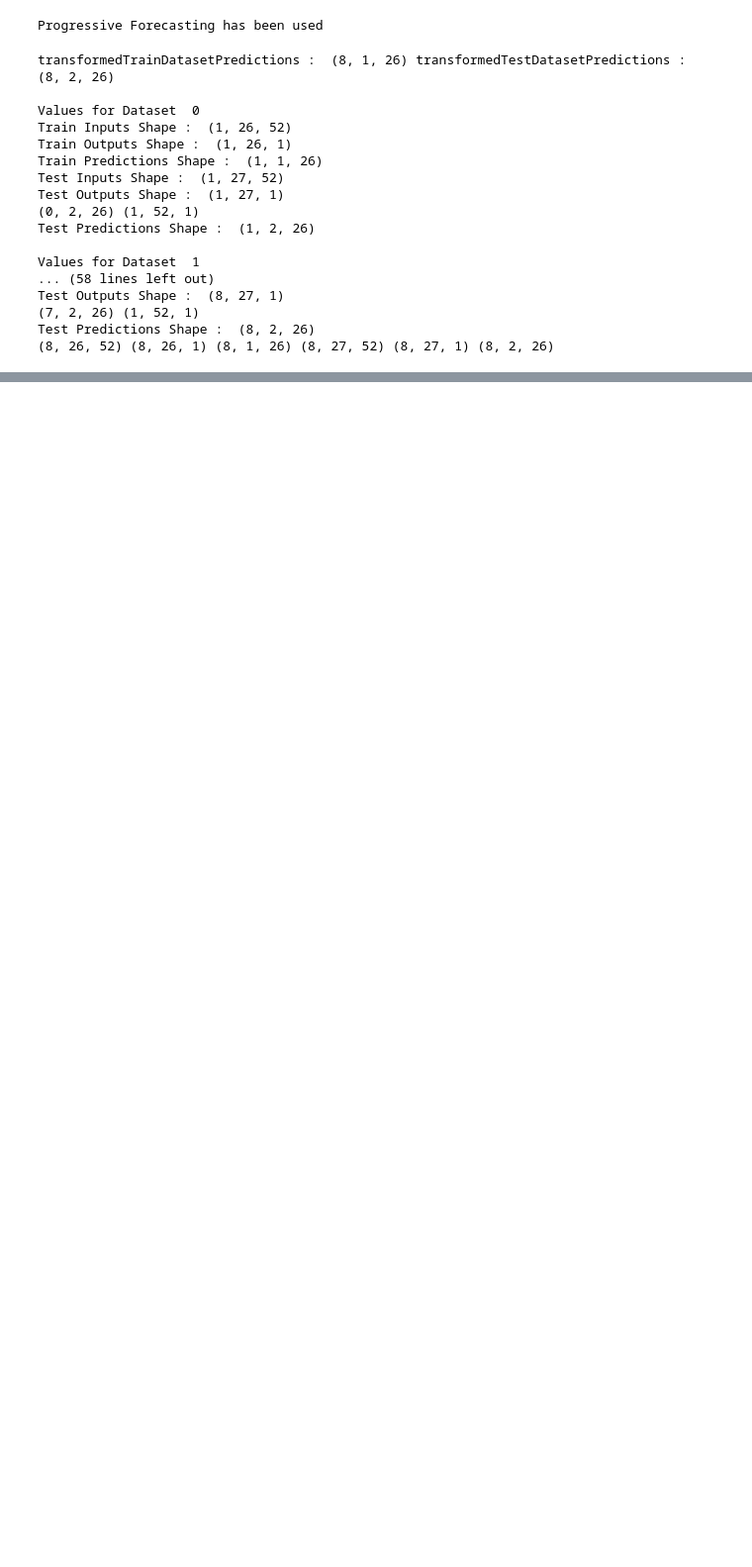
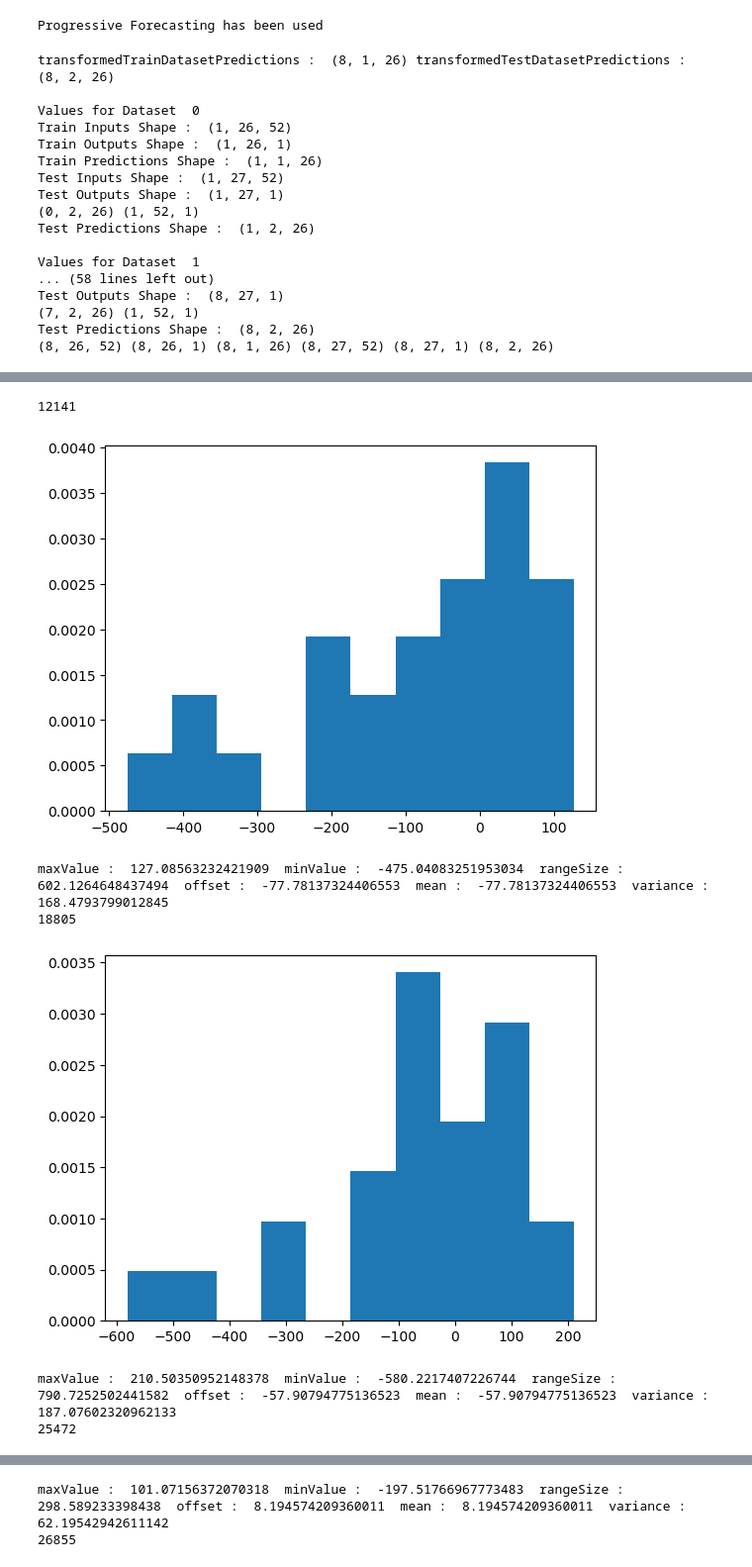
Before and after one commit to Aigle-2/Projet-LSTM-Keras-C--, a Jupyter notebook: LSTM_test_8_multiTS.ipynb, the cells around one changed output, grey strips where cells are left out. Shown at 99% size. Saved outputs shown, nothing was run; the diff lists cells and outputs as text; code cells hidden in the pictures; blank space fills up the shorter version.

```diff
--- a/LSTM_test_8_multiTS.ipynb
+++ b/LSTM_test_8_multiTS.ipynb
@@ -588,0 +609,30 @@ forecastingHorizon 1 indirectForecastingHorizon  26
+# %%
+for (idx, dataset) in enumerate(fullDataset) :
+      print(datasetList[idx])
+      resolution = 10
+      deltaE = TrainDatasetPredictions[idx,0,:] - TrainDatasetOutputs[idx,0,:]
+      maxValue = max(deltaE)
+      minValue = min(deltaE)
+      rangeSize = (maxValue - minValue)
+      mean = np.mean(deltaE)
+      variance = np.std(deltaE, ddof=1)
+      # offset = rangeSize / 2 + minValue
+      offset = mean
+      deltaE_with_Offset = [x - offset for x in deltaE]
+
+      # count, bins, ignored = plt.hist(deltaE_with_Offset, resolution, density=True)
+      count, bins, ignored = plt.hist(deltaE, resolution, density=True)
+      # plt.plot(bins, 1/(variance * np.sqrt(2 * np.pi)) *
+      #             np.exp( - (bins - mean)**2 / (2 * variance**2) ),
+      #       linewidth=2, color='r')
+
+      plt.show()
+      print("maxValue : ", maxValue," minValue : ",minValue," rangeSize : ",rangeSize," offset : ",offset," mean : ",mean," variance : ",variance)
+# %% [output]
+12141
+[figure, added]
+maxValue :  127.08563232421909  minValue :  -475.04083251953034  rangeSize :  602.1264648437494  offset :  -77.78137324406553  mean :  -77.78137324406553  variance :  168.4793799012845
+18805
+[figure, added]
+maxValue :  210.50350952148378  minValue :  -580.2217407226744  rangeSize :  790.7252502441582  offset :  -57.90794775136523  mean :  -57.90794775136523  variance :  187.07602320962133
+25472
@@ -588,0 +640,2 @@ forecastingHorizon 1 indirectForecastingHorizon  26
+maxValue :  101.07156372070318  minValue :  -197.51766967773483  rangeSize :  298.589233398438  offset :  8.194574209360011  mean :  8.194574209360011  variance :  62.19542942611142
+26855
```
Also changed, not shown: parts of 10 cells of this notebook, 2 other files.
